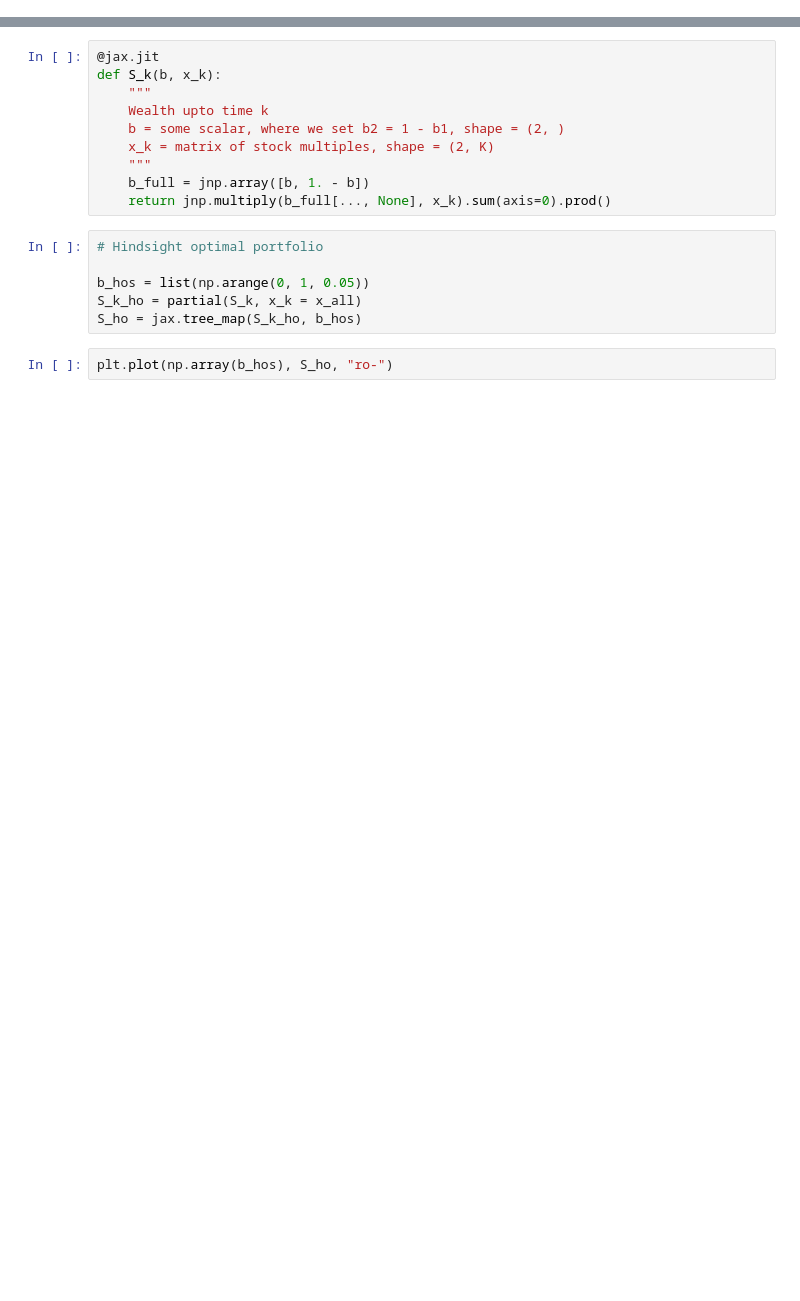
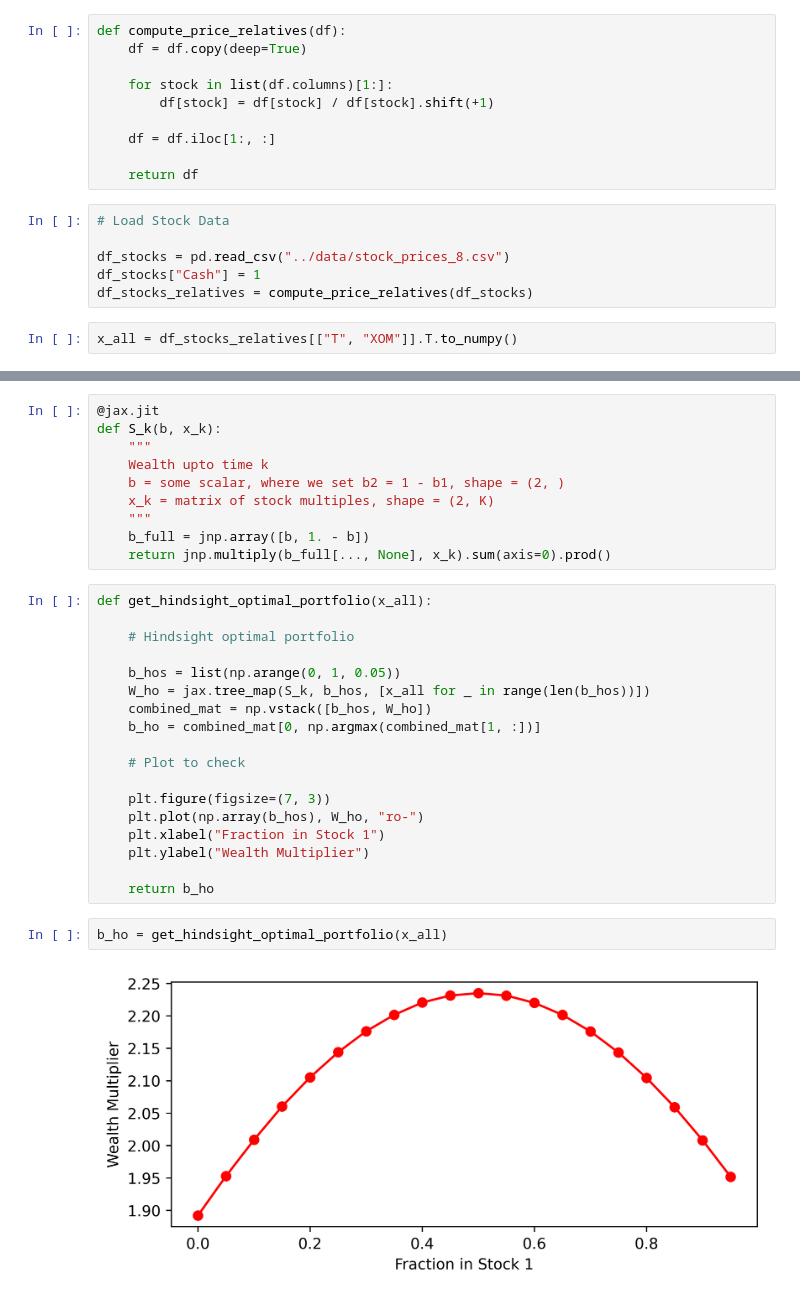
Before and after one commit to mjbajwa/universal_portfolios, a Jupyter notebook: notebooks/jax_implementation.ipynb, the cells around one changed output, grey strips where cells are left out. Saved outputs shown, nothing was run; the diff lists cells and outputs as text; blank space fills up the shorter version.

```diff
--- a/notebooks/jax_implementation.ipynb
+++ b/notebooks/jax_implementation.ipynb
@@ -29,0 +23,18 @@ plt.plot(x_all.T);
+# %%
+def compute_price_relatives(df):
+    df = df.copy(deep=True)
+
+    for stock in list(df.columns)[1:]:
+        df[stock] = df[stock] / df[stock].shift(+1)
+
+    df = df.iloc[1:, :]
+
+    return df
+# %%
+# Load Stock Data
+
+df_stocks = pd.read_csv("../data/stock_prices_8.csv")
+df_stocks["Cash"] = 1
+df_stocks_relatives = compute_price_relatives(df_stocks)
+# %%
+x_all = df_stocks_relatives[["T", "XOM"]].T.to_numpy()
@@ -37,14 +61,28 @@ def S_k(b, x_k):
     """
     b_full = jnp.array([b, 1. - b])
     return jnp.multiply(b_full[..., None], x_k).sum(axis=0).prod()
-# %%
-# Hindsight optimal portfolio
-
-b_hos = list(np.arange(0, 1, 0.05))
-S_k_ho = partial(S_k, x_k = x_all)
-S_ho = jax.tree_map(S_k_ho, b_hos)
-# %%
-plt.plot(np.array(b_hos), S_ho, "ro-")
+# %%
+def get_hindsight_optimal_portfolio(x_all):
+
+    # Hindsight optimal portfolio
+
+    b_hos = list(np.arange(0, 1, 0.05))
+    W_ho = jax.tree_map(S_k, b_hos, [x_all for _ in range(len(b_hos))])
+    combined_mat = np.vstack([b_hos, W_ho])
+    b_ho = combined_mat[0, np.argmax(combined_mat[1, :])]
+
+    # Plot to check
+
+    plt.figure(figsize=(7, 3))
+    plt.plot(np.array(b_hos), W_ho, "ro-")
+    plt.xlabel("Fraction in Stock 1")
+    plt.ylabel("Wealth Multiplier")
+
+    return b_ho
+# %%
+b_ho = get_hindsight_optimal_portfolio(x_all)
+# %% [output]
+[figure, added]
 # %%
 # Check extreme portfolios lineup
 
```
Also changed, not shown: parts of 28 cells of this notebook.
